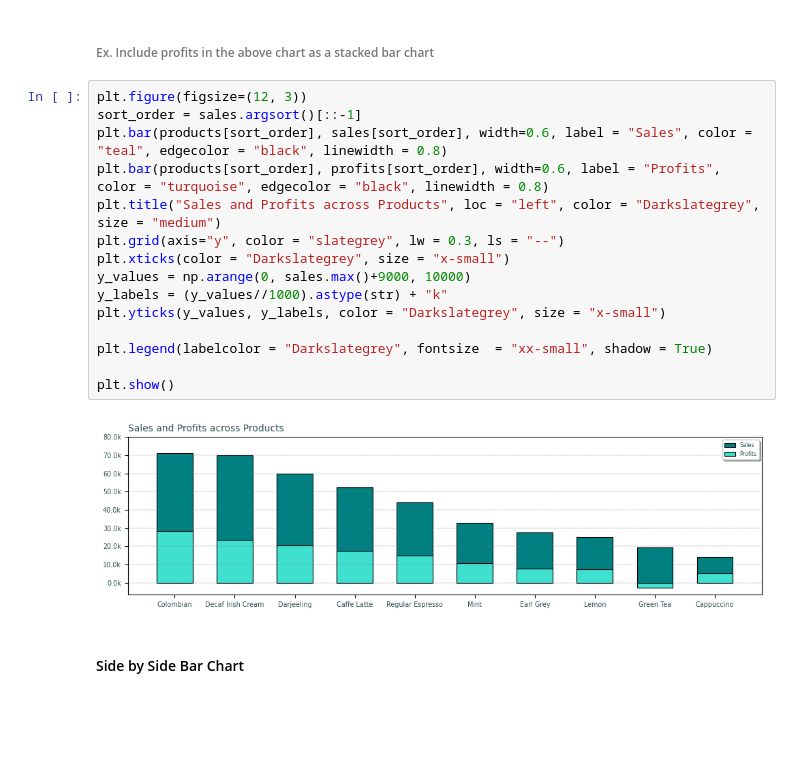
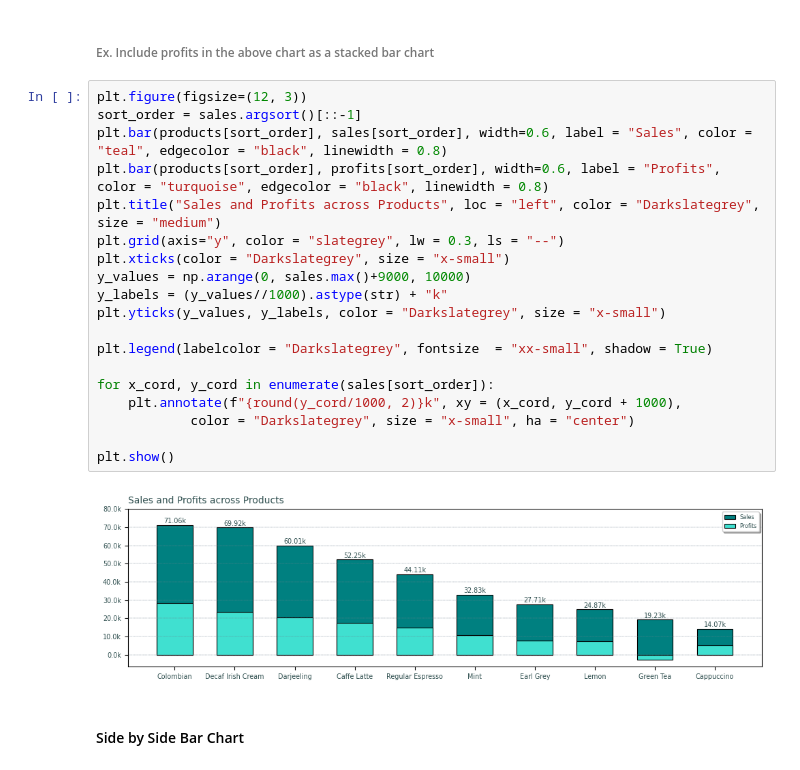
Before and after one commit to knowledge-corner/12_May_2025_Optum_Global, a Jupyter notebook: Classwork/Day - 1 classwork.ipynb, the cells around one changed output. Drawn from its saved outputs; the diff is of its cells as text; blank space fills up the shorter version.

```diff
--- a/Classwork/Day - 1 classwork.ipynb
+++ b/Classwork/Day - 1 classwork.ipynb
@@ -1758,20 +1758,24 @@ list(zip(range(0, sales.size), sales[sort_order]))
 # %%
 plt.figure(figsize=(12, 3))
 sort_order = sales.argsort()[::-1]
 plt.bar(products[sort_order], sales[sort_order], width=0.6, label = "Sales", color = "teal", edgecolor = "black", linewidth = 0.8)
 plt.bar(products[sort_order], profits[sort_order], width=0.6, label = "Profits", color = "turquoise", edgecolor = "black", linewidth = 0.8)
 plt.title("Sales and Profits across Products", loc = "left", color = "Darkslategrey", size = "medium")
 plt.grid(axis="y", color = "slategrey", lw = 0.3, ls = "--")
 plt.xticks(color = "Darkslategrey", size = "x-small")
 y_values = np.arange(0, sales.max()+9000, 10000)
 y_labels = (y_values//1000).astype(str) + "k"
 plt.yticks(y_values, y_labels, color = "Darkslategrey", size = "x-small")
 
 plt.legend(labelcolor = "Darkslategrey", fontsize  = "xx-small", shadow = True)
 
+for x_cord, y_cord in enumerate(sales[sort_order]):
+    plt.annotate(f"{round(y_cord/1000, 2)}k", xy = (x_cord, y_cord + 1000),
+            color = "Darkslategrey", size = "x-small", ha = "center")
+
 plt.show()
 # %% [output]
-[figure, old version]
+[figure, new version]
 # %% [markdown]
 #### Side by Side Bar Chart
 # %% [markdown]
```
Also changed, not shown: parts of 9 cells of this notebook.
